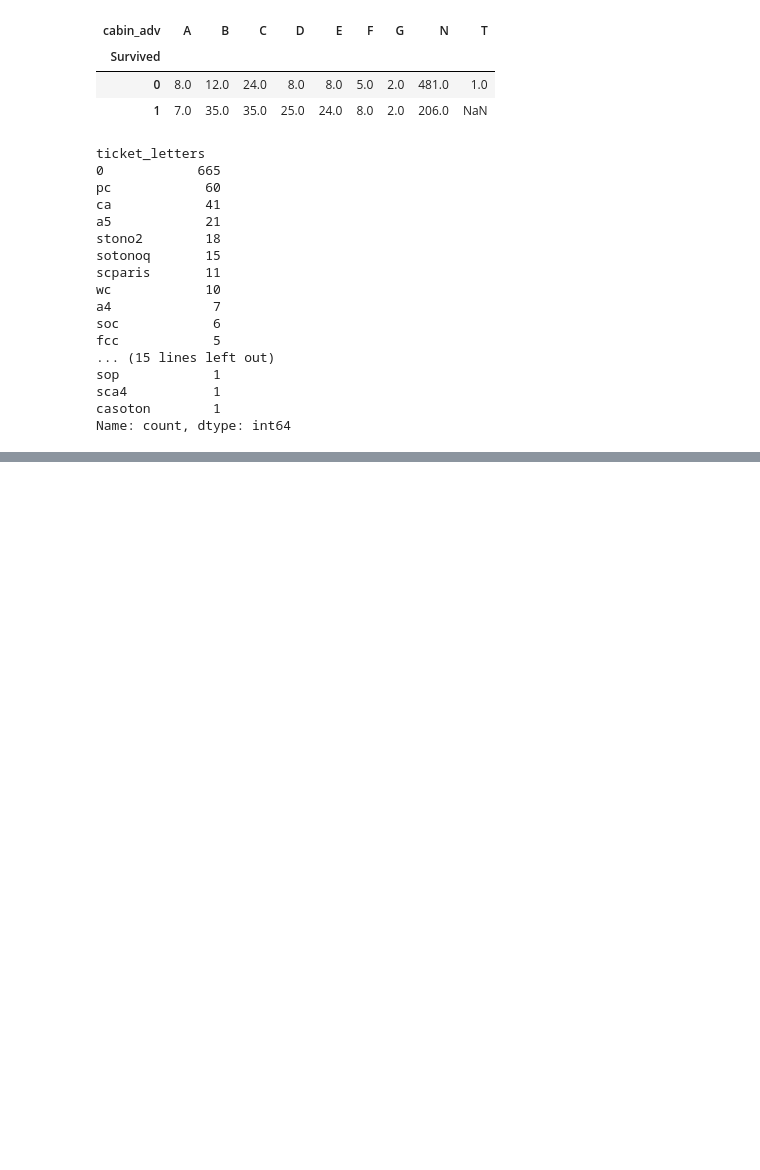
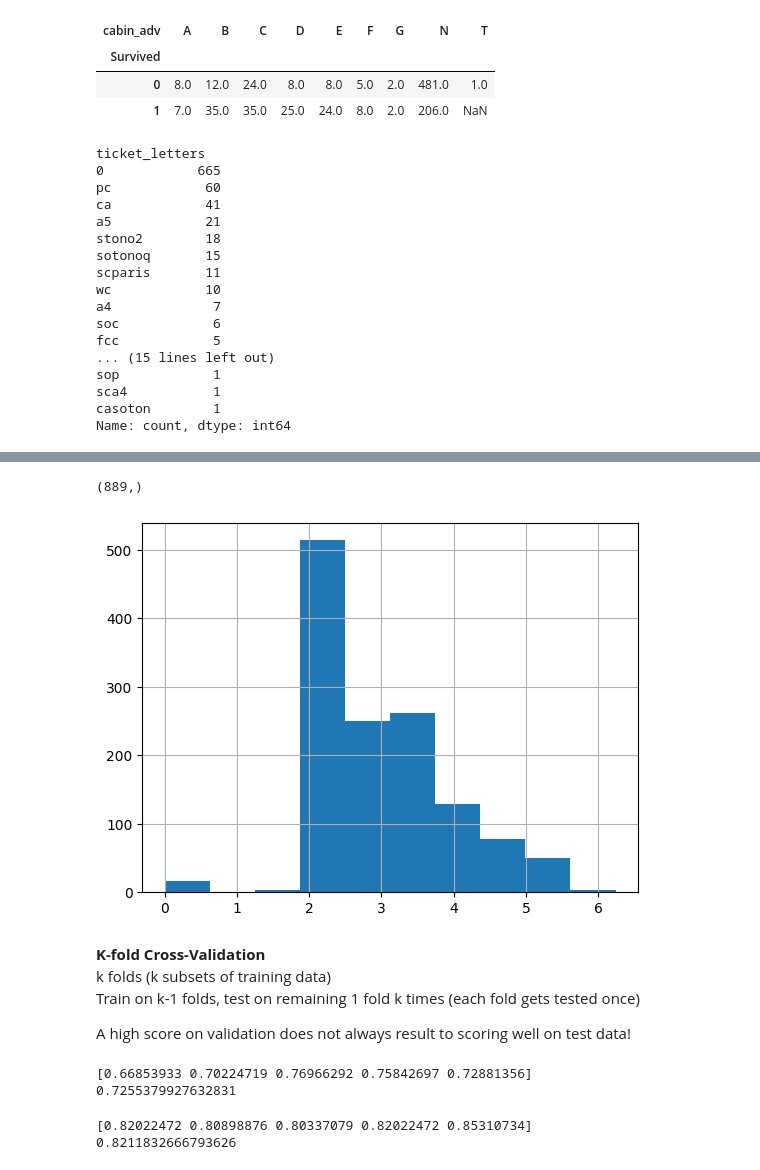
Before and after one commit to lem0000ns/titanic, a Jupyter notebook: main.ipynb, the cells around one changed output, grey strips where cells are left out. Cells and saved outputs as stored; diff of their text form; code cells hidden in the pictures; blank space fills up the shorter version.

```diff
--- a/main.ipynb
+++ b/main.ipynb
@@ -262,0 +299,35 @@ Name: count, dtype: int64
+# %%
+# create same categorical variables as done above
+all_data['cabin_multiple'] = all_data['Cabin'].apply(lambda x: 0 if pd.isna(x) else len(x.split(' ')))
+all_data['cabin_adv'] = all_data['Cabin'].apply(lambda x: x[0] if pd.notna(x) else 'N')
+all_data['ticket_numeric'] = all_data['Ticket'].apply(lambda x: 1 if x.isdigit() else 0)
+all_data['ticket_letters'] = all_data.Ticket.apply(lambda x: ''.join(x.split(' ')[:-1]).replace('.', '').replace('/', '').lower() if len(x.split(' ')[:-1]) > 0 else 0)
+all_data['name_title'] = all_data['Name'].apply(lambda x: x.split(',')[1].split('.')[0].strip())
+
+# fill null values
+# should use median for non-normal data
+all_data.Age = all_data.Age.fillna(all_data.Age.mean())
+all_data.Fare = all_data.Fare.fillna(all_data.Fare.mean())
+
+# drop null embarked rows
+all_data.dropna(subset=['Embarked'], inplace=True)
+
+# log norm of fare
+all_data['norm_fare'] = np.log(all_data['Fare'] + 1)
+all_data['norm_fare'].hist()
+
+# convert fare to categorical for pd.get_dummies
+all_data.Pclass = all_data.Pclass.astype(str)
+
+# create dummy variables from categories (can also use OneHotEncoder)
+all_dummies = pd.get_dummies(all_data[['Pclass', 'Sex', 'Age', 'SibSp', 'Parch', 'norm_fare', 'Embarked', 'cabin_adv', 'cabin_multiple', 'name_title', 'ticket_numeric', 'train_test']])
+
+# split to train test again
+X_train = all_dummies[all_dummies['train_test'] == 1].drop('train_test', axis=1)
+X_test = all_dummies[all_dummies['train_test'] == 0].drop('train_test', axis=1)
+
+y_train = all_data[all_data['train_test'] == 1]['Survived']
+y_train.shape
+# %% [output]
+(889,)
+[figure, added]
@@ -262,0 +355,24 @@ Name: count, dtype: int64
+# %% [markdown]
+**K-fold Cross-Validation**
+k folds (k subsets of training data)
+Train on k-1 folds, test on remaining 1 fold k times (each fold gets tested once)
+
+A high score on validation does not always result to scoring well on test data!
+# %%
+# Naive Bayes as baseline for classification tasks
+gnb = GaussianNB()
+cv = cross_val_score(gnb, X_train, y_train, cv=5)
+print(cv)
+print(cv.mean())
+# %% [output]
+[0.66853933 0.70224719 0.76966292 0.75842697 0.72881356]
+0.7255379927632831
+# %%
+# Logistic Regression
+lr = LogisticRegression(max_iter=2000)
+cv = cross_val_score(lr, X_train, y_train, cv=5)
+print(cv)
+print(cv.mean())
+# %% [output]
+[0.82022472 0.80898876 0.80337079 0.82022472 0.85310734]
+0.8211832666793626
```
Also changed, not shown: parts of 39 cells of this notebook, 2 other files.
